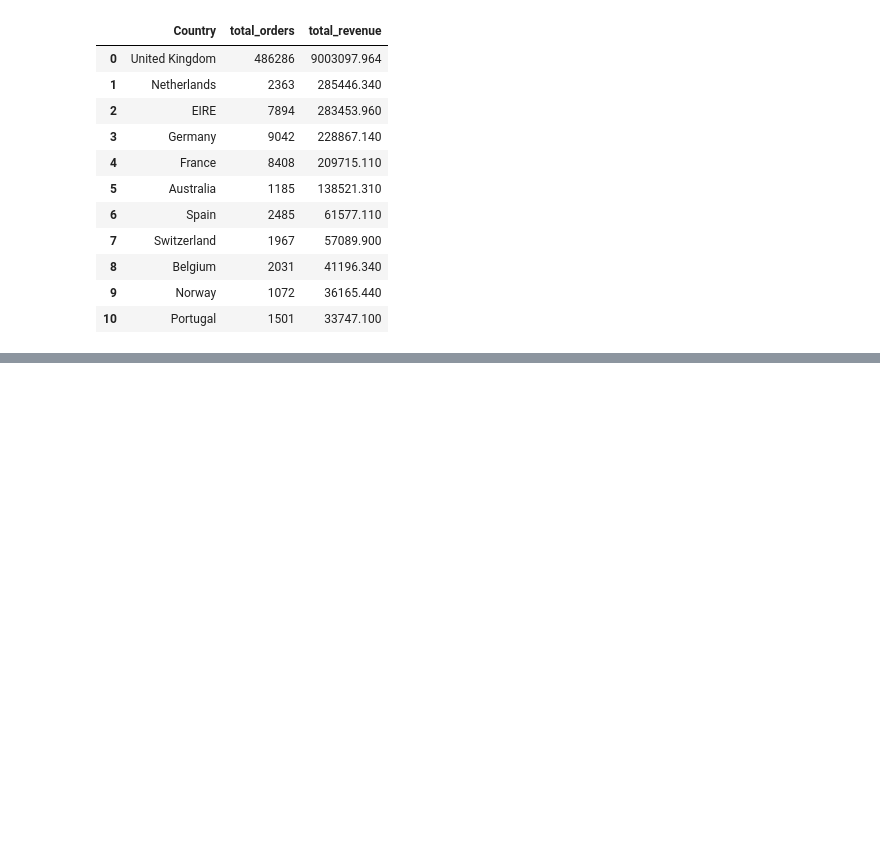
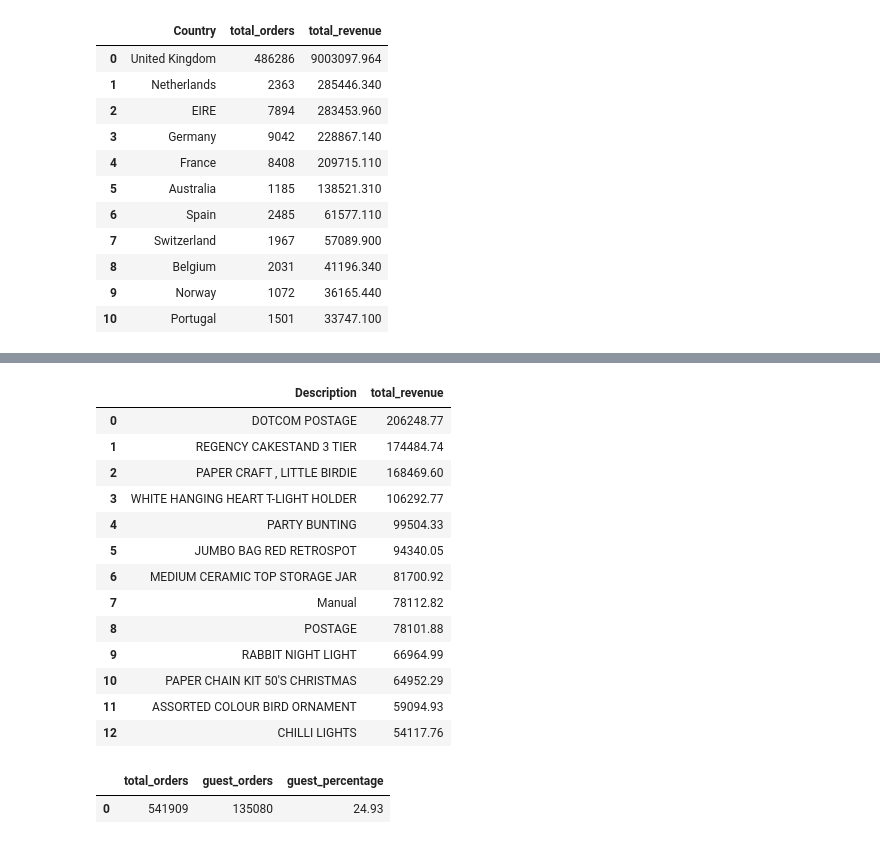
Before and after one commit to Danammadhunika/ml-journey, a Jupyter notebook: project_03_ecommerce_sql/notebooks/ecommerce_sql_analysis.ipynb, the cells around one changed output, grey strips where cells are left out. Cells and saved outputs as stored; diff of their text form; code cells hidden in the pictures; blank space fills up the shorter version.

Commit message:
Day 6: 10 business queries - product, customer, country analysis

```diff
--- a/project_03_ecommerce_sql/notebooks/ecommerce_sql_analysis.ipynb
+++ b/project_03_ecommerce_sql/notebooks/ecommerce_sql_analysis.ipynb
@@ -920,0 +1086,39 @@ result
+# %%
+query = """
+SELECT Description, SUM(Quantity * UnitPrice) AS total_revenue
+FROM orders
+WHERE Quantity > 0
+GROUP BY Description
+HAVING total_revenue > 50000
+ORDER BY total_revenue DESC
+"""
+result = pd.read_sql_query(query, conn)
+result
+# %% [output]
+|  | Description | total_revenue |
+| 0 | DOTCOM POSTAGE | 206248.77 |
+| 1 | REGENCY CAKESTAND 3 TIER | 174484.74 |
+| 2 | PAPER CRAFT , LITTLE BIRDIE | 168469.60 |
+| 3 | WHITE HANGING HEART T-LIGHT HOLDER | 106292.77 |
+| 4 | PARTY BUNTING | 99504.33 |
+| 5 | JUMBO BAG RED RETROSPOT | 94340.05 |
+| 6 | MEDIUM CERAMIC TOP STORAGE JAR | 81700.92 |
+| 7 | Manual | 78112.82 |
+| 8 | POSTAGE | 78101.88 |
+| 9 | RABBIT NIGHT LIGHT | 66964.99 |
+| 10 | PAPER CHAIN KIT 50'S CHRISTMAS | 64952.29 |
+| 11 | ASSORTED COLOUR BIRD ORNAMENT | 59094.93 |
+| 12 | CHILLI LIGHTS | 54117.76 |
+# %%
+query = """
+SELECT
+    COUNT(*) AS total_orders,
+    SUM(CASE WHEN CustomerID IS NULL THEN 1 ELSE 0 END) AS guest_orders,
+    ROUND(100.0 * SUM(CASE WHEN CustomerID IS NULL THEN 1 ELSE 0 END) / COUNT(*), 2) AS guest_percentage
+FROM orders
+"""
+result = pd.read_sql_query(query, conn)
+result
+# %% [output]
+|  | total_orders | guest_orders | guest_percentage |
+| 0 | 541909 | 135080 | 24.93 |
```
Also changed, not shown: parts of 8 cells of this notebook, 2 other files.
